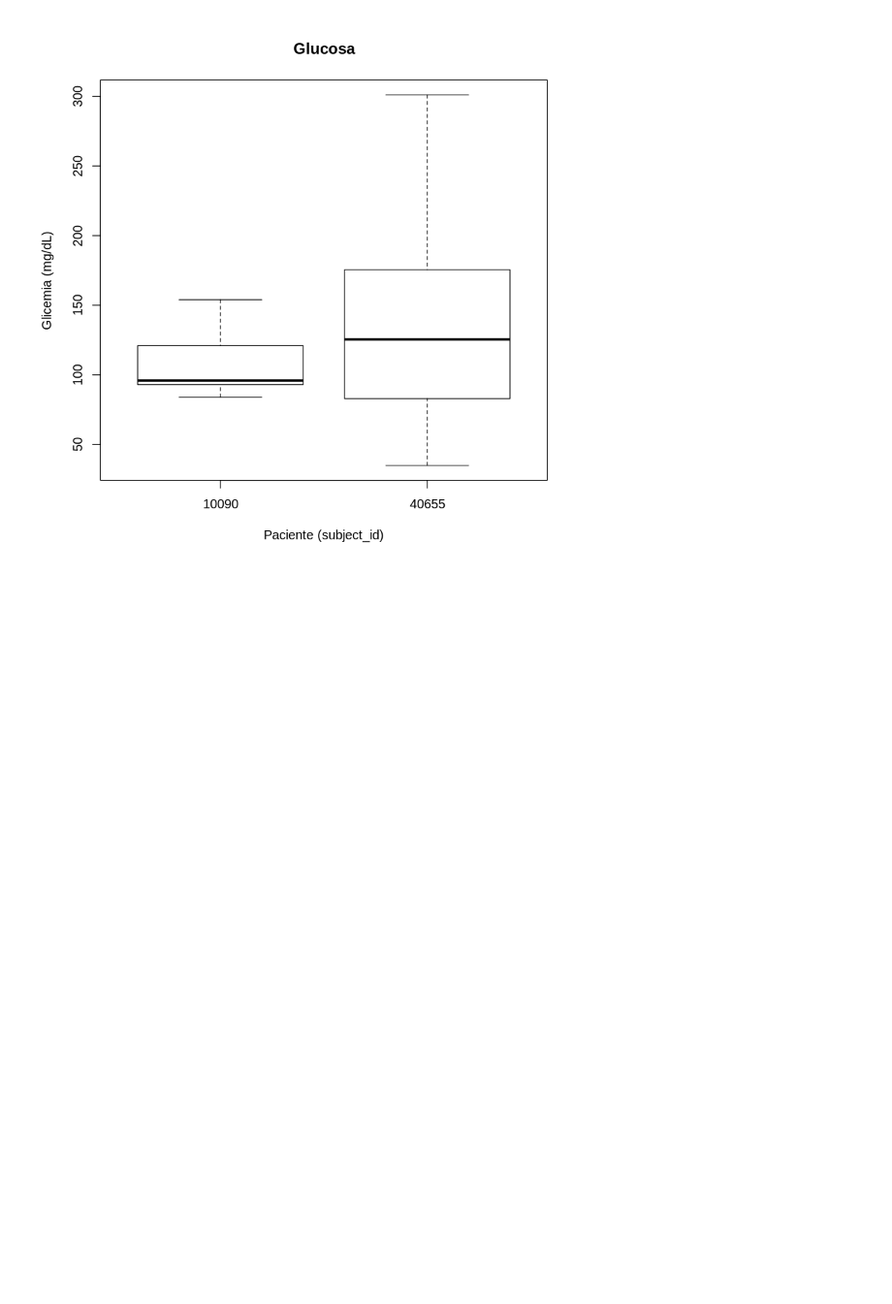
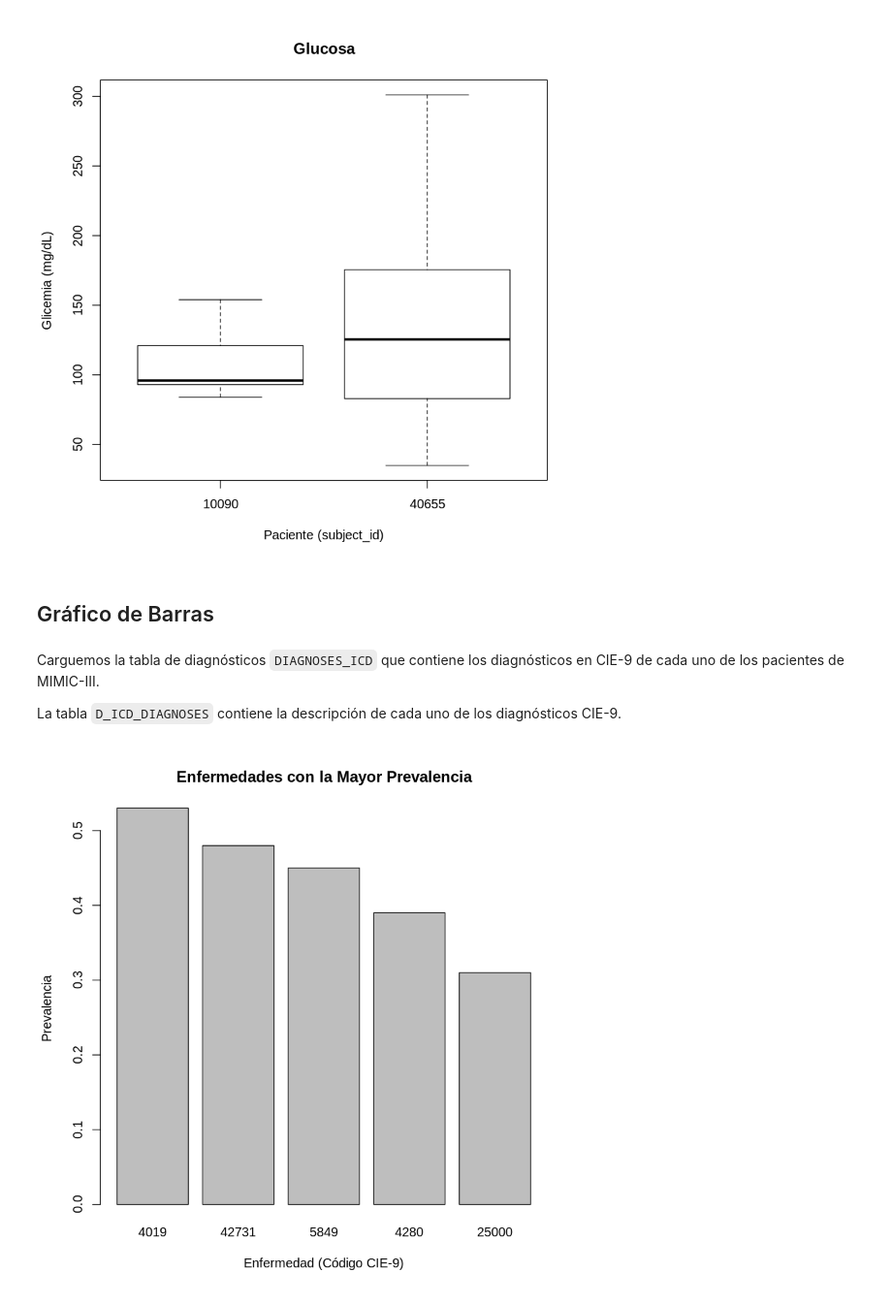
Before and after one commit to fvillena/matbio, a Jupyter notebook: 3-visualization.ipynb, the cells around one changed output. Shown at 97% size. Cells and saved outputs as stored; diff of their text form; code cells hidden in the pictures; blank space fills up the shorter version.

```diff
--- a/3-visualization.ipynb
+++ b/3-visualization.ipynb
@@ -137,3 +146,25 @@ boxplot(formula=valuenum~subject_id,
         ylab="Glicemia (mg/dL)")
 # %% [output]
 [figure]
+# %% [markdown]
+## Gráfico de Barras
+# %% [markdown]
+Carguemos la tabla de diagnósticos `DIAGNOSES_ICD` que contiene los diagnósticos en CIE-9 de cada uno de los pacientes de MIMIC-III.
+
+La tabla `D_ICD_DIAGNOSES` contiene la descripción de cada uno de los diagnósticos CIE-9.
+# %%
+diagnoses = read.csv("data/DIAGNOSES_ICD.csv")
+# %%
+population_n = length(unique(diagnoses$subject_id)) # Contamos la cantidad de pacientes distintos que existen en la tabla
+# %%
+disease_prevalences = table(diagnoses$icd9_code) / population_n # Contamos la frecuencia de cada una de las enfermedades
+                                                                # y la dividimos por la cantidad de pacientes
+disease_prevalences = disease_prevalences[order(-disease_prevalences)] # Ordenamos de manera descendente las prevalencias
+# %%
+barplot(disease_prevalences[1:5], # Graficamos sólo las 5 enfermedades con mayor prevalencia
+        main="Enfermedades con la Mayor Prevalencia",
+        xlab="Enfermedad (Código CIE-9)",
+        ylab="Prevalencia"
+       )
+# %% [output]
+[figure, added]
```
Also changed, not shown: parts of 8 cells of this notebook.
